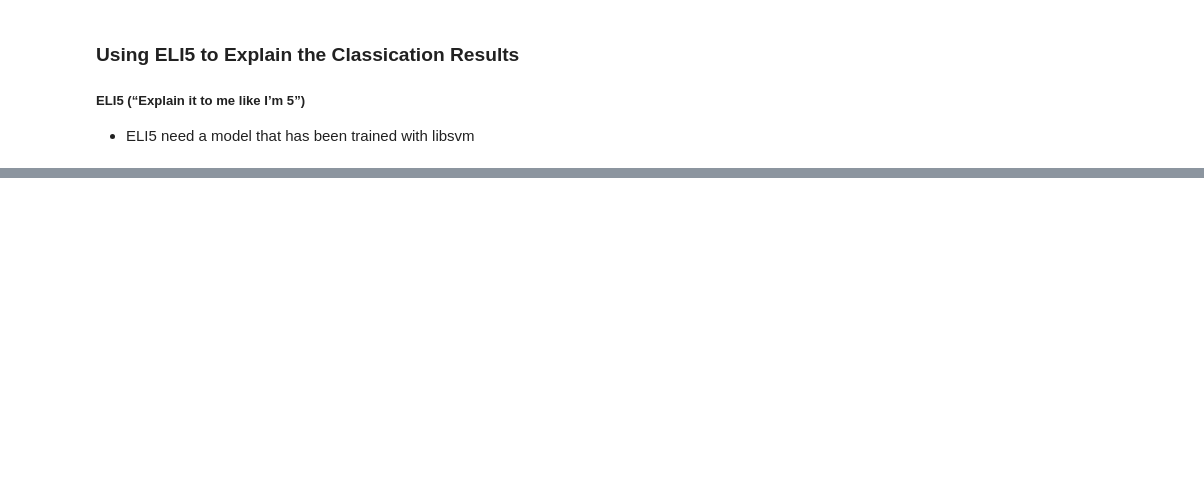
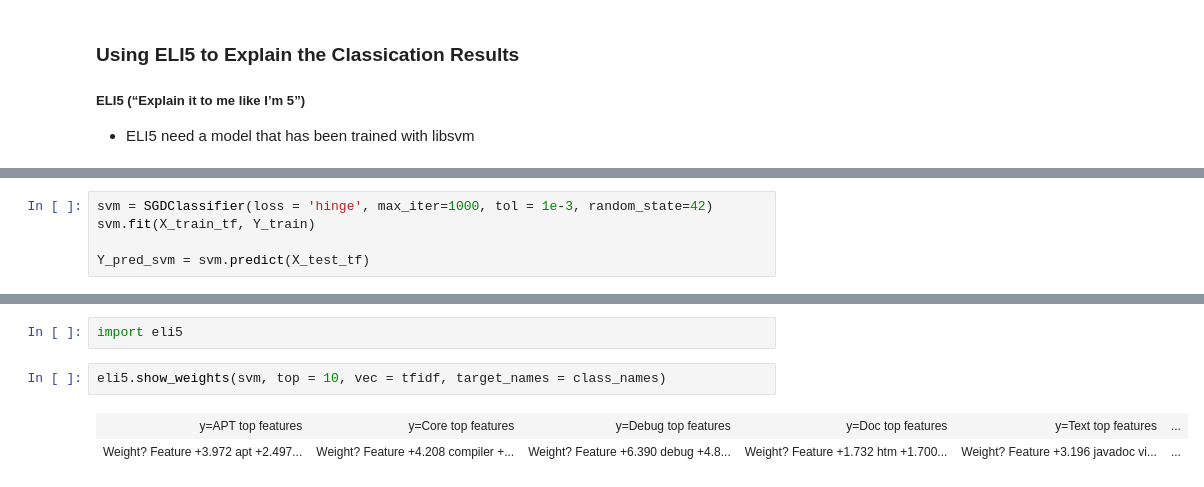
Before and after one commit to lkarjun/Text-Analysis-Workouts, a Jupyter notebook: 7. How to Explain Text Classifier/notebook.ipynb, the cells around one changed output, grey strips where cells are left out. Drawn from its saved outputs; the diff is of its cells as text; blank space fills up the shorter version.

```diff
--- a/7. How to Explain Text Classifier/notebook.ipynb
+++ b/7. How to Explain Text Classifier/notebook.ipynb
@@ -320,0 +323,5 @@ lsm.explanations[0].show_in_notebook()
+# %%
+svm = SGDClassifier(loss = 'hinge', max_iter=1000, tol = 1e-3, random_state=42)
+svm.fit(X_train_tf, Y_train)
+
+Y_pred_svm = svm.predict(X_test_tf)
@@ -320,0 +343,7 @@ lsm.explanations[0].show_in_notebook()
+# %%
+import eli5
+# %%
+eli5.show_weights(svm, top = 10, vec = tfidf, target_names = class_names)
+# %% [output]
+| y=APT top features | y=Core top features | y=Debug top features | y=Doc top features | y=Text top features | ... |
+| Weight? Feature +3.972 apt +2.497... | Weight? Feature +4.208 compiler +... | Weight? Feature +6.390 debug +4.8... | Weight? Feature +1.732 htm +1.700... | Weight? Feature +3.196 javadoc vi... | ... |
```
Also changed, not shown: parts of 15 cells of this notebook.
